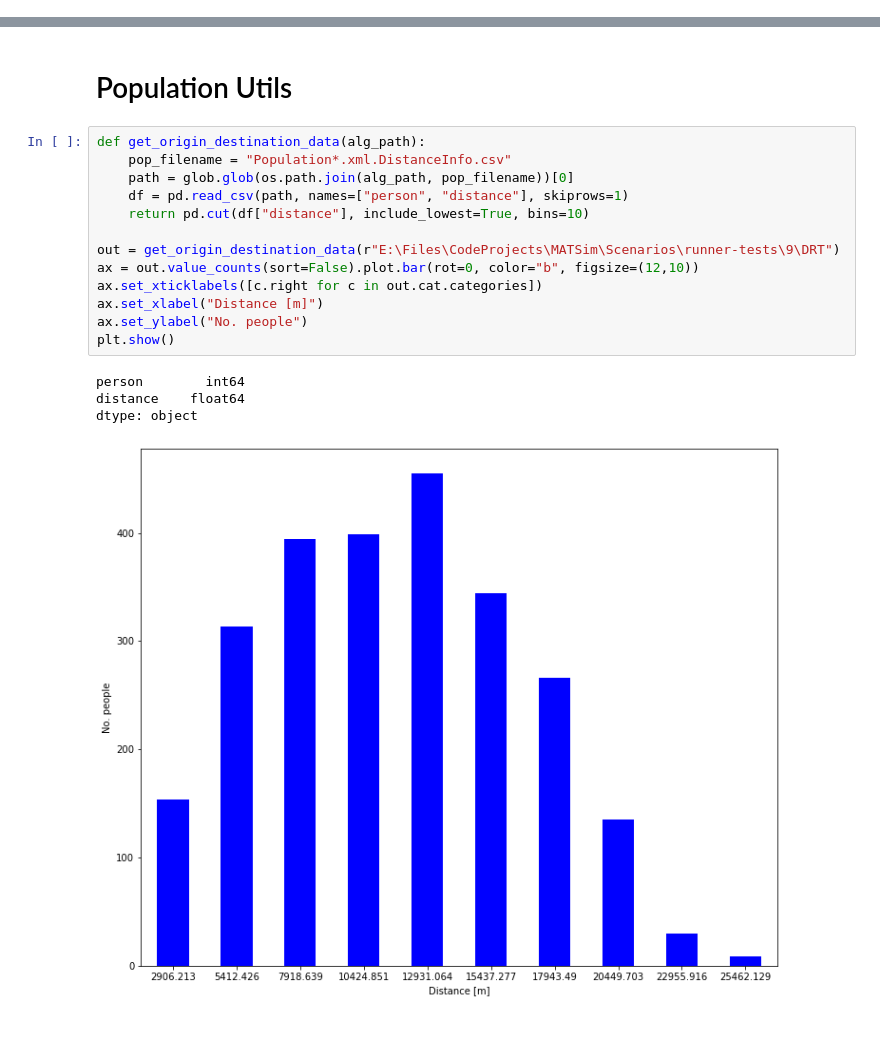
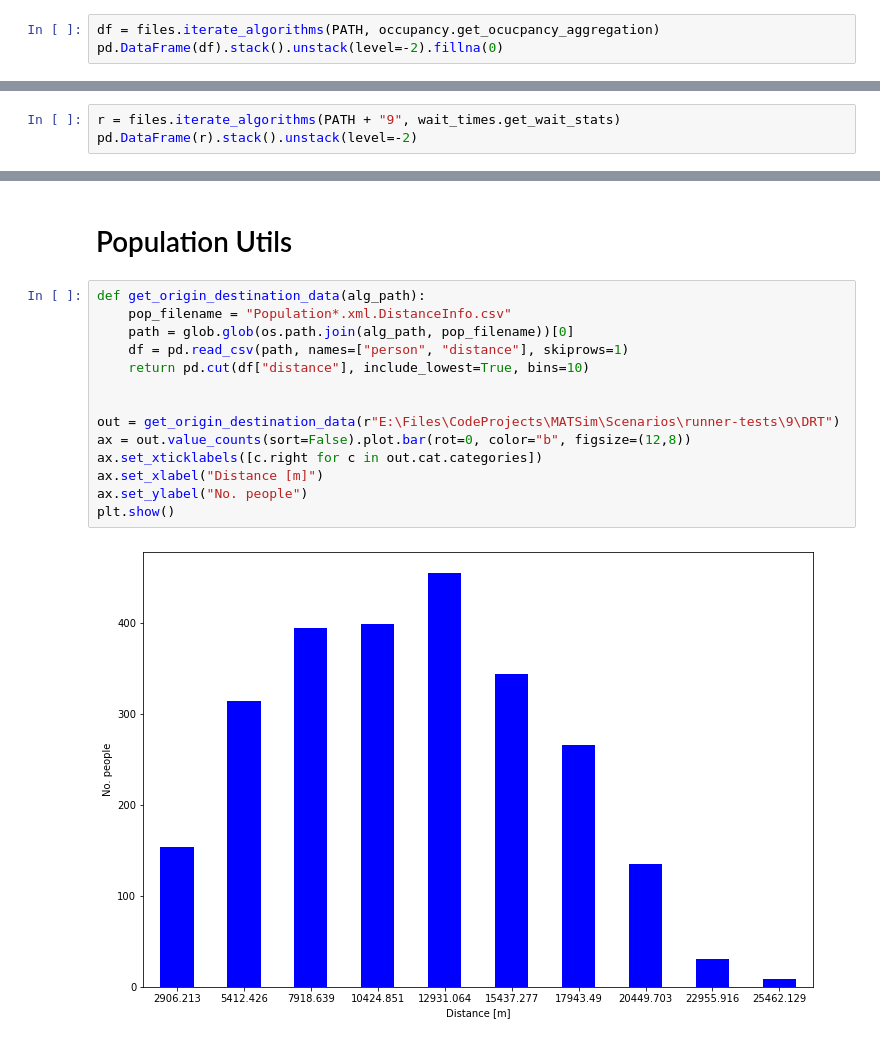
Before and after one commit to geosimlab/synthetic-cities, a Jupyter notebook: src/main/python/analysis/Simulation run results.ipynb, the cells around one changed output, grey strips where cells are left out. Drawn from its saved outputs; the diff is of its cells as text.

```diff
--- a/src/main/python/Simulation run results.ipynb
+++ b/src/main/python/analysis/Simulation run results.ipynb
@@ -163,0 +26,3 @@ output for RUN_ID: 12, from func: get_occupancy_graphs
+# %%
+df = files.iterate_algorithms(PATH, occupancy.get_ocucpancy_aggregation)
+pd.DataFrame(df).stack().unstack(level=-2).fillna(0)
@@ -199,0 +58,3 @@ output for RUN_ID: 9, from func: get_wait_stats
+# %%
+r = files.iterate_algorithms(PATH + "9", wait_times.get_wait_stats)
+pd.DataFrame(r).stack().unstack(level=-2)
@@ -202,18 +71,16 @@ output for RUN_ID: 9, from func: get_wait_stats
 # %%
 def get_origin_destination_data(alg_path):
     pop_filename = "Population*.xml.DistanceInfo.csv"
     path = glob.glob(os.path.join(alg_path, pop_filename))[0]
     df = pd.read_csv(path, names=["person", "distance"], skiprows=1)
     return pd.cut(df["distance"], include_lowest=True, bins=10)
 
+
 out = get_origin_destination_data(r"E:\Files\CodeProjects\MATSim\Scenarios\runner-tests\9\DRT")
-ax = out.value_counts(sort=False).plot.bar(rot=0, color="b", figsize=(12,10))
+ax = out.value_counts(sort=False).plot.bar(rot=0, color="b", figsize=(12,8))
 ax.set_xticklabels([c.right for c in out.cat.categories])
 ax.set_xlabel("Distance [m]")
 ax.set_ylabel("No. people")
 plt.show()
 # %% [output]
-person        int64
-distance    float64
-dtype: object
-[figure, old version]
+[figure, new version]
```
Also changed, not shown: parts of 11 cells of this notebook, 6 other files.
